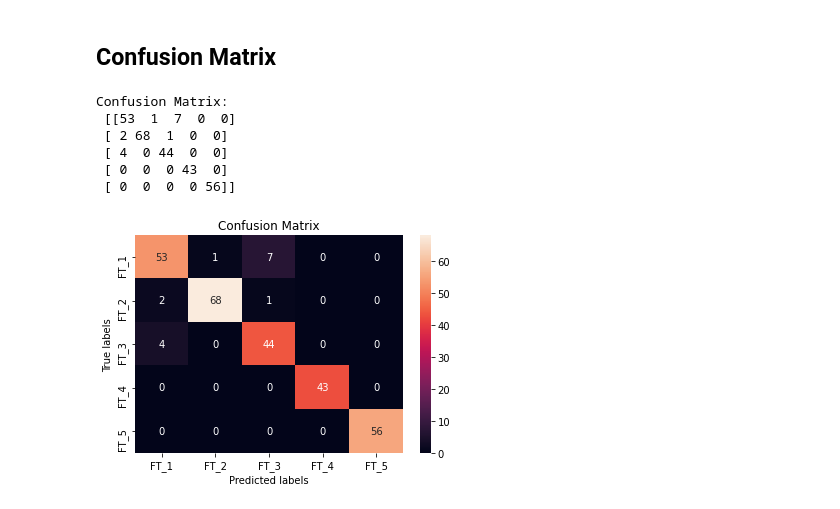
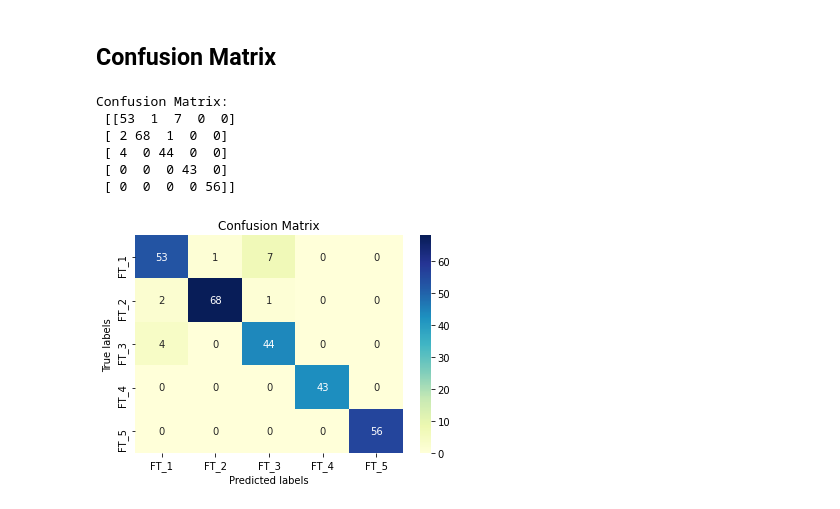
Before and after one commit to beaesteban01/Deep-Learning-review, a Jupyter notebook: MLLB_Keras_FontReco_CNN.ipynb, the cells around one changed output. Cells and saved outputs as stored; diff of their text form; code cells hidden in the pictures.

```diff
--- a/MLLB_Keras_FontReco_CNN.ipynb
+++ b/MLLB_Keras_FontReco_CNN.ipynb
@@ -70,7 +61,10 @@ onehot_test, onehot_train = onehot[test_idx,:],\
 train=train.reshape([-1,train.shape[1],train.shape[2],1])
 test=test.reshape([-1,test.shape[1],test.shape[2],1])
 
-print('Train shape=', train.shape , '\nTest shape=', test.shape)
+#vgg
+num_classes = onehot_test.shape[1]
+
+print('Train shape=', train.shape , '\nTest shape=', test.shape, '\nNum clasess =', num_classes)
 # %% [output]
 Train shape= (2511, 36, 36, 1)
 Test shape= (279, 36, 36, 1)
@@ -283,27 +307,27 @@ First Five Classes:
 # %%
 import seaborn as sns
 
 from sklearn.metrics import confusion_matrix as cm
 
 ConfMatrix=cm(np.argmax(onehot_test,1), np.argmax(pred_probabilities,1))
 
 print('Confusion Matrix:\n',ConfMatrix)
 
 ax= plt.subplot()
-sns.heatmap(ConfMatrix, annot=True, ax = ax); #annot=True to annotate cells
+sns.heatmap(ConfMatrix, annot=True, ax = ax, cmap="YlGnBu"); #annot=True to annotate cells
 
 # labels, title and ticks
 ax.set_xlabel('Predicted labels')
 ax.set_ylabel('True labels')
 ax.set_title('Confusion Matrix')
 
 ax.xaxis.set_ticklabels(['FT_1', 'FT_2','FT_3','FT_4','FT_5'])
 ax.yaxis.set_ticklabels(['FT_1', 'FT_2','FT_3','FT_4','FT_5']);
 # %% [output]
 Confusion Matrix:
  [[53  1  7  0  0]
  [ 2 68  1  0  0]
  [ 4  0 44  0  0]
  [ 0  0  0 43  0]
  [ 0  0  0  0 56]]
-[figure, old version]
+[figure, new version]
```
Also changed, not shown: parts of 14 cells of this notebook.
